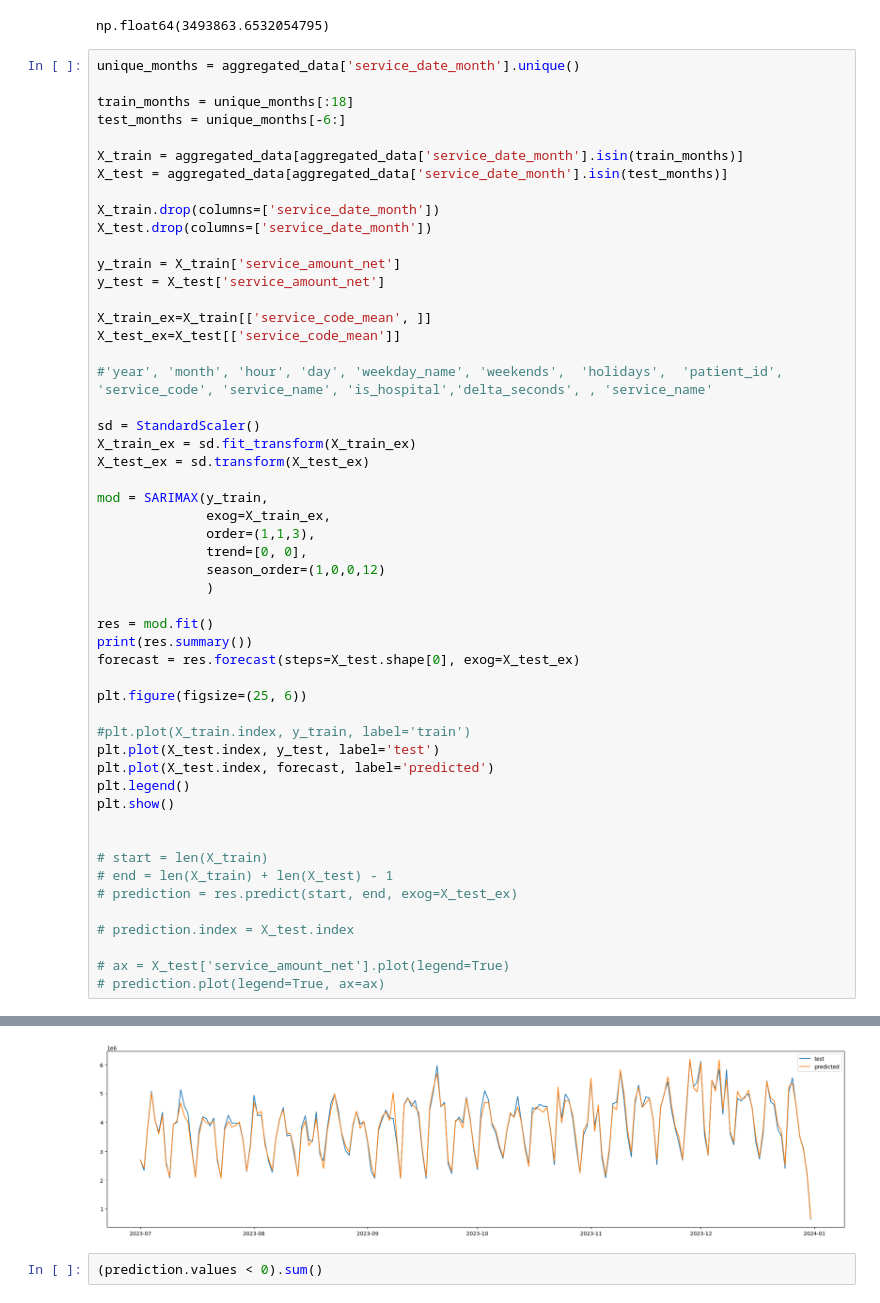
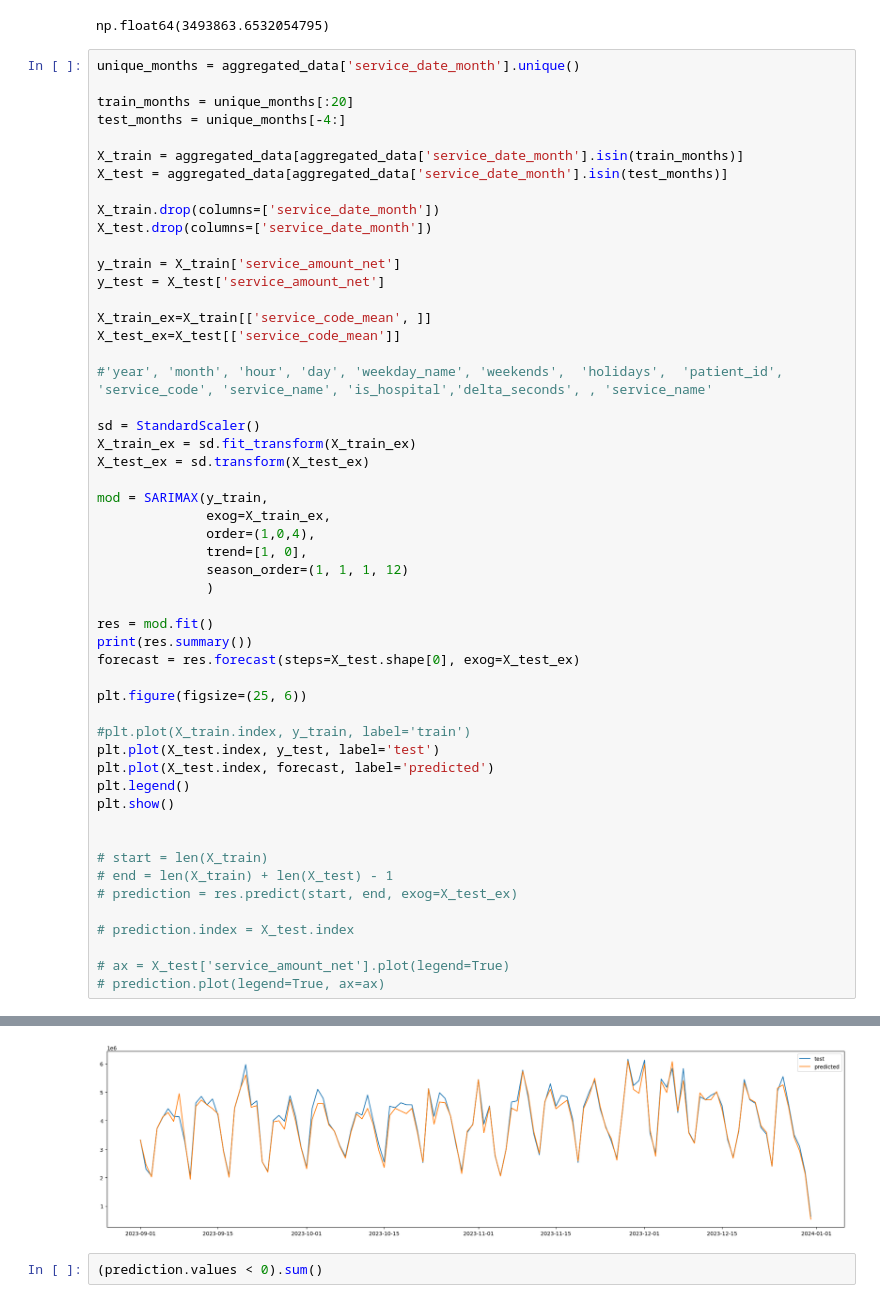
Before and after one commit to CCCXIV314/Sber, a Jupyter notebook: Sber_data_research.ipynb, the cells around one changed output, grey strips where cells are left out. Drawn from its saved outputs; the diff is of its cells as text.

```diff
--- a/Sber_data_research.ipynb
+++ b/Sber_data_research.ipynb
@@ -637,8 +637,8 @@ np.float64(3493863.6532054795)
 # %%
 unique_months = aggregated_data['service_date_month'].unique()
 
-train_months = unique_months[:18]
-test_months = unique_months[-6:]
+train_months = unique_months[:20]
+test_months = unique_months[-4:]
 
 X_train = aggregated_data[aggregated_data['service_date_month'].isin(train_months)]
 X_test = aggregated_data[aggregated_data['service_date_month'].isin(test_months)]
@@ -660,9 +660,9 @@ X_test_ex = sd.transform(X_test_ex)
 
 mod = SARIMAX(y_train,
               exog=X_train_ex,
-              order=(1,1,3),
-              trend=[0, 0],
-              season_order=(1,0,0,12)
+              order=(1,0,4),
+              trend=[1, 0],
+              season_order=(1, 1, 1, 12)
               )
 
 res = mod.fit()
@@ -707,4 +707,4 @@ Warnings:
-[figure, old version]
+[figure, new version]
 # %%
 (prediction.values < 0).sum()
 # %% [output]
```
Also changed, not shown: parts of 6 cells of this notebook.
